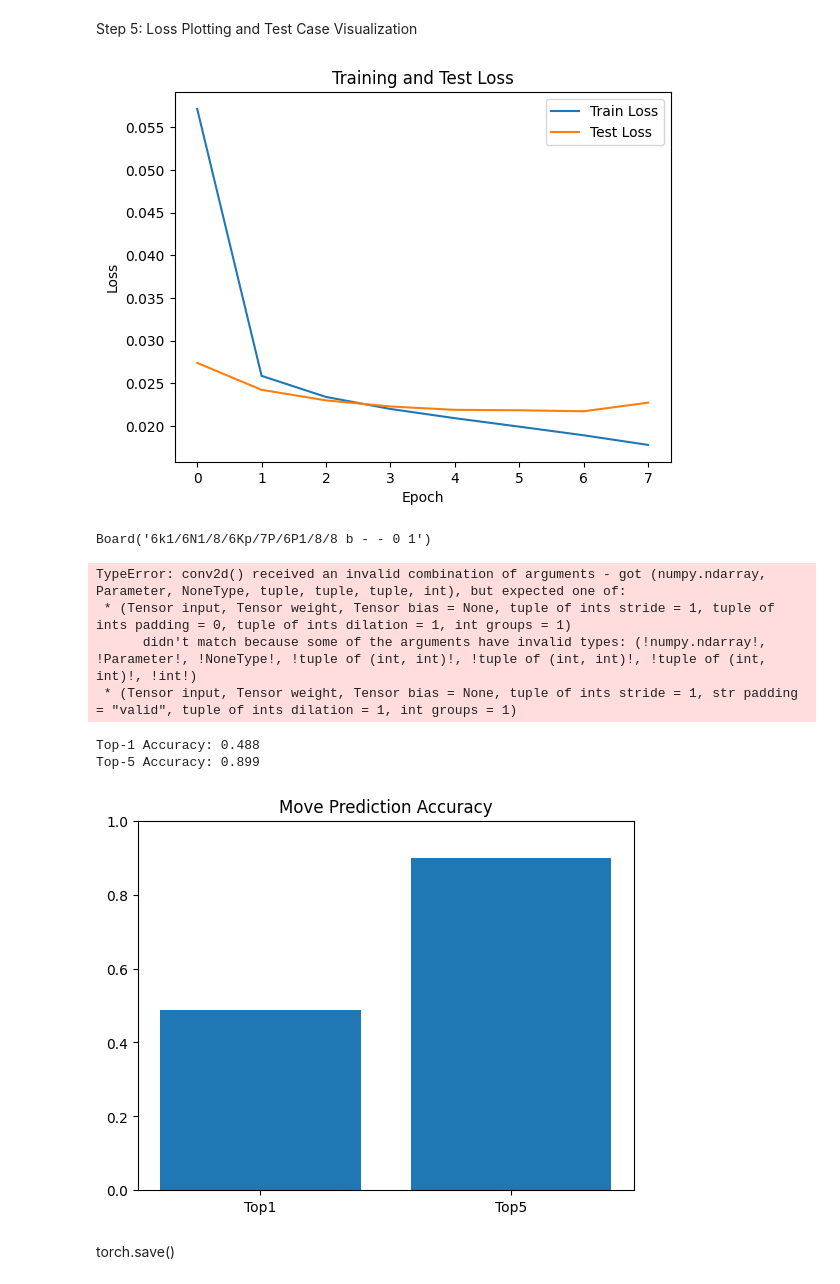
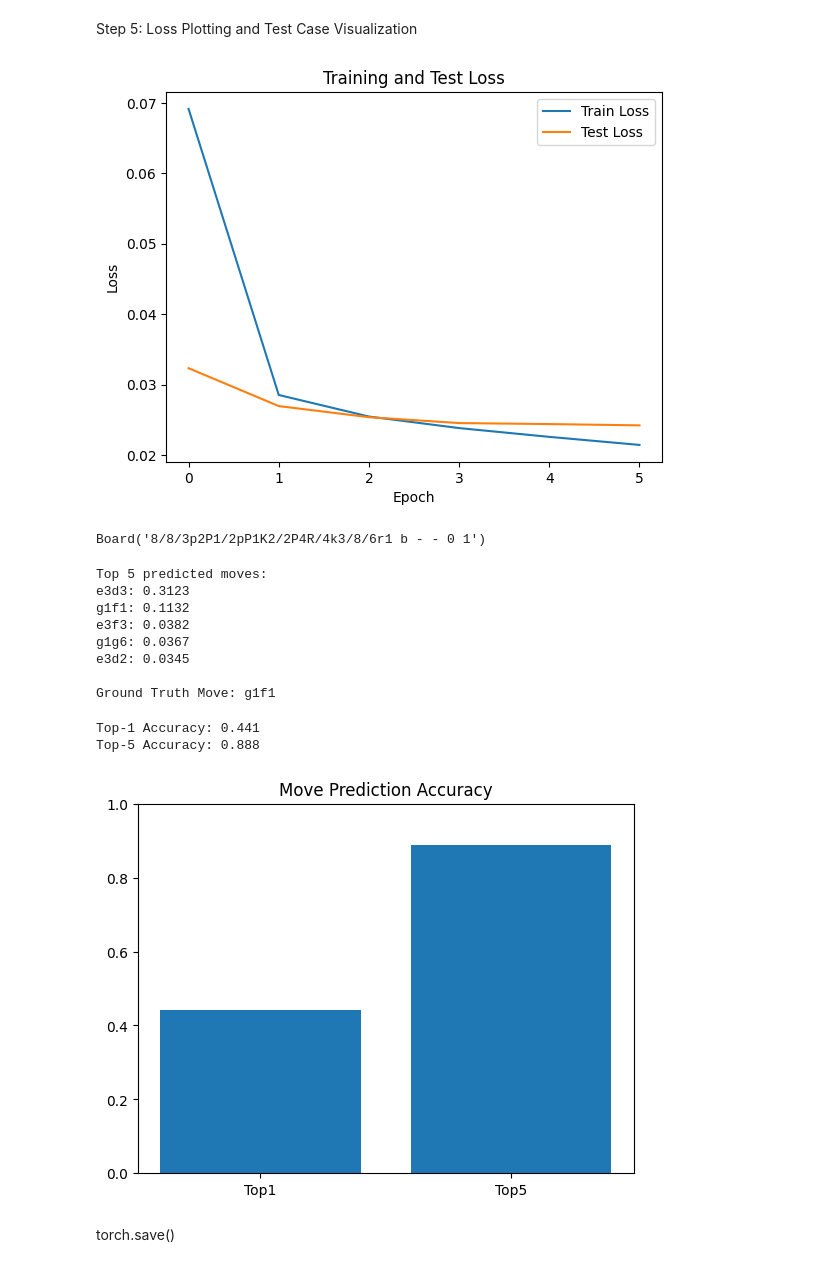
Before and after one commit to dzhou8/Endplay, a Jupyter notebook: model/CNN_Train.ipynb, the cells around one changed output. Saved outputs shown, nothing was run; the diff lists cells and outputs as text; code cells hidden in the pictures.

```diff
--- a/model/CNN_Train.ipynb
+++ b/model/CNN_Train.ipynb
@@ -8,7 +8,7 @@ from sklearn.model_selection import train_test_split
 # data_2023 = np.load("../preprocessing/2023_6less.npz")
 # X = np.concatenate([data_2023["inputs"], data_2024["inputs"]], axis=0)
 # Y = np.concatenate([data_2023["outputs"], data_2024["outputs"]], axis=0)
-data = np.load("../preprocessing/2024_6less.npz")
+data = np.load("../preprocessing/2023_6less.npz")
 X, Y = data["inputs"], data["outputs"]
 
 X_train, X_test, Y_train, Y_test = train_test_split(X, Y, test_size=0.1, random_state=42)
@@ -49,7 +49,7 @@ best_loss = float('inf')
 
 train_losses = []
 test_losses = []
-epochs = 8
+epochs = 6
 
 for epoch in range(epochs):
     model.train()
@@ -113,41 +111,47 @@ plt.ylabel("Loss")
 plt.legend()
 plt.title("Training and Test Loss")
 plt.show()
 
-from preprocessing import utils
+import sys
+sys.path.insert(1, "../preprocessing")
+import utils
 
 # Pick a test sample
 idx = np.random.randint(len(X_test))
 x = torch.tensor(X_test[idx:idx+1], dtype=torch.float32).to(device)
 y_pred = model(x)[0]  # shape: (2, 8, 8)
 
 board = utils.tensor_to_board(X_test[idx])
 display(board)
 top5_moves = model.get_top_moves(board, 5)
 
-print("Top 5 predicted moves (start, end, uci, score):")
+print("Top 5 predicted moves:")
 for move, score in top5_moves:
     print(f"{move.uci()}: {score:.4f}")
 
 y_true = Y_test[idx]  # shape: (2, 8, 8)
 # Find the '1' (or highest value) in the start plane and end plane
 start_idx = np.argmax(y_true[0].flatten())
 end_idx   = np.argmax(y_true[1].flatten())
 
 # Convert to square names just like the predicted moves
 import chess
 start_sq = chess.square_name(start_idx)
 end_sq   = chess.square_name(end_idx)
 true_uci = f"{start_sq}{end_sq}"
 
 print("\nGround Truth Move:", true_uci)
 # %% [output]
-[figure, old version]
+[figure, new version]
-Board('6k1/6N1/8/6Kp/7P/6P1/8/8 b - - 0 1')
+Board('8/8/3p2P1/2pP1K2/2P4R/4k3/8/6r1 b - - 0 1')
-TypeError: conv2d() received an invalid combination of arguments - got (numpy.ndarray, Parameter, NoneType, tuple, tuple, tuple, int), but expected one of:
- * (Tensor input, Tensor weight, Tensor bias = None, tuple of ints stride = 1, tuple of ints padding = 0, tuple of ints dilation = 1, int groups = 1)
-      didn't match because some of the arguments have invalid types: (!numpy.ndarray!, !Parameter!, !NoneType!, !tuple of (int, int)!, !tuple of (int, int)!, !tuple of (int, int)!, !int!)
- * (Tensor input, Tensor weight, Tensor bias = None, tuple of ints stride = 1, str padding = "valid", tuple of ints dilation = 1, int groups = 1)
+Top 5 predicted moves:
+e3d3: 0.3123
+g1f1: 0.1132
+e3f3: 0.0382
+g1g6: 0.0367
+e3d2: 0.0345
+
+Ground Truth Move: g1f1
 # %%
 # New cell to compute and plot Top-1 and Top-5 Accuracy
 import matplotlib.pyplot as plt
@@ -166,8 +170,6 @@ for i in tqdm(range(num_samples)):
     y_true = Y_test[i]
     start_idx = np.argmax(y_true[0].flatten())  # index 0..63
     end_idx   = np.argmax(y_true[1].flatten())  # index 0..63
-    gt_start  = chess.square_name(start_idx)    # e.g. "a2"
-    gt_end    = chess.square_name(end_idx)      # e.g. "a3"
 
     # Get predicted top-5 moves
     # (start_str, end_str, uci_str, score)
@@ -175,13 +177,13 @@ for i in tqdm(range(num_samples)):
     top5_moves = model.get_top_moves(board, 5)
 
     # Check if Top-1 matches ground truth
-    top1_move = top5_moves[0]
-    if top1_move[0] == gt_start and top1_move[1] == gt_end:
+    top1_move = top5_moves[0][0]
+    if top1_move.from_square == start_idx and top1_move.to_square == end_idx:
         top1_correct += 1
 
     # Check if ground truth is in Top-5
-    for (start_str, end_str, uci_str, score) in top5_moves:
-        if start_str == gt_start and end_str == gt_end:
+    for (move, score) in top5_moves:
+        if move.from_square == start_idx and move.to_square == end_idx:
             top5_correct += 1
             break
 
@@ -197,8 +199,8 @@ plt.ylim(0, 1)
 plt.title("Move Prediction Accuracy")
 plt.show()
 # %% [output]
-Top-1 Accuracy: 0.488
-Top-5 Accuracy: 0.899
+Top-1 Accuracy: 0.441
+Top-5 Accuracy: 0.888
-[figure, old version]
+[figure, new version]
 # %% [markdown]
 torch.save()
```
Also changed, not shown: parts of 2 cells of this notebook, 9 other files.
